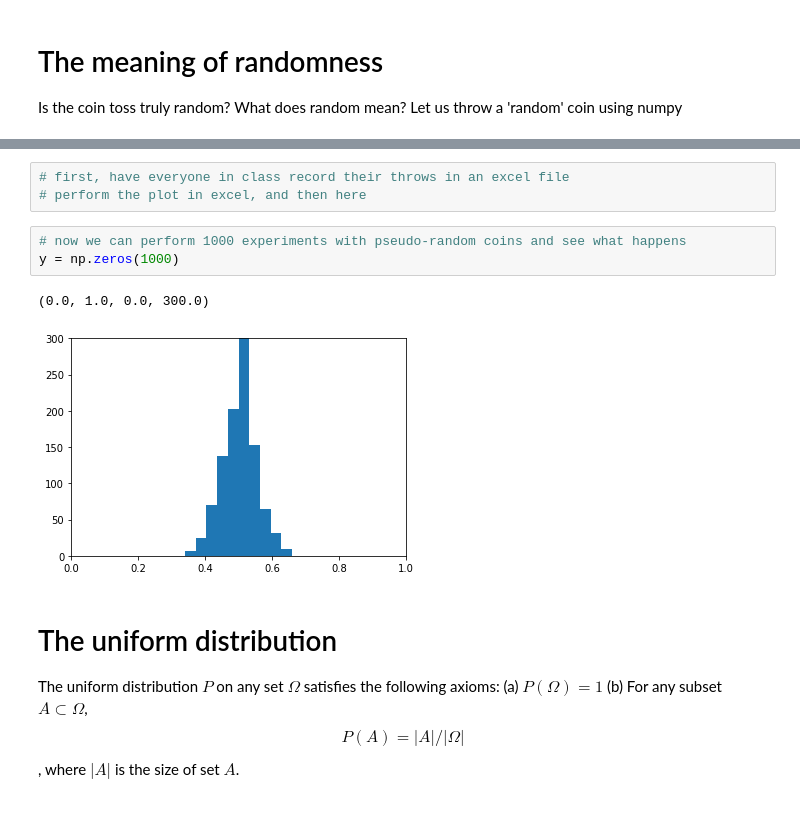
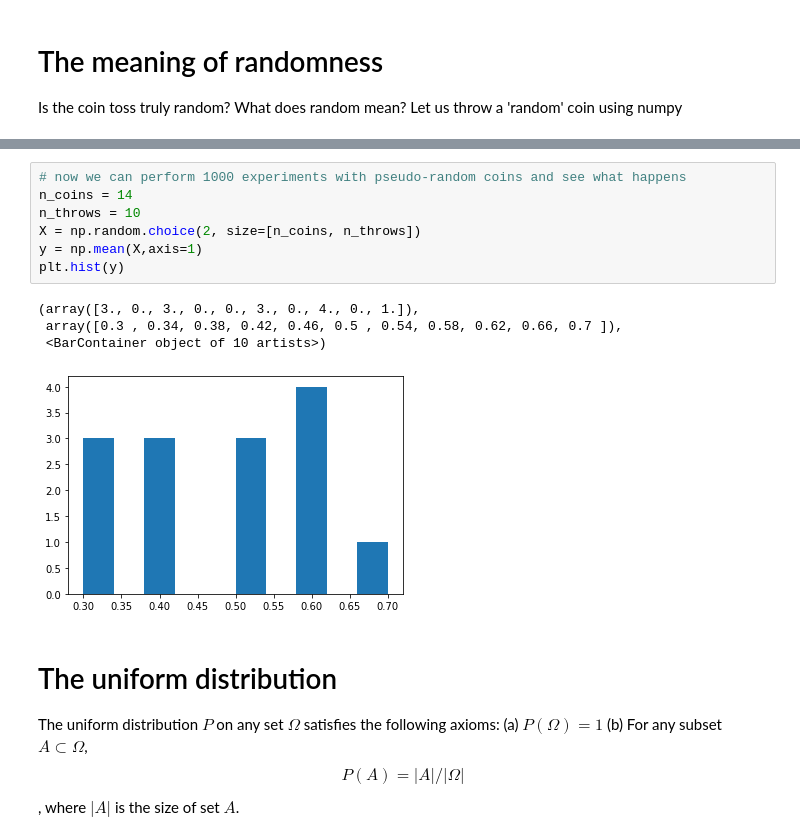
Before and after one commit to olethrosdc/digital-skills, a Jupyter notebook: src/histograms/histogram.ipynb, the cells around one changed output, grey strips where cells are left out. Saved outputs shown, nothing was run; the diff lists cells and outputs as text; blank space fills up the shorter version.

```diff
--- a/src/histograms/histogram.ipynb
+++ b/src/histograms/histogram.ipynb
@@ -46,12 +82,15 @@ import numpy as np
-# %%
-# first, have everyone in class record their throws in an excel file
-# perform the plot in excel, and then here
 # %%
 # now we can perform 1000 experiments with pseudo-random coins and see what happens
-y = np.zeros(1000)
+n_coins = 14
+n_throws = 10
+X = np.random.choice(2, size=[n_coins, n_throws])
+y = np.mean(X,axis=1)
+plt.hist(y)
 # %% [output]
-(0.0, 1.0, 0.0, 300.0)
+(array([3., 0., 3., 0., 0., 3., 0., 4., 0., 1.]),
+ array([0.3 , 0.34, 0.38, 0.42, 0.46, 0.5 , 0.54, 0.58, 0.62, 0.66, 0.7 ]),
+ <BarContainer object of 10 artists>)
-[figure, old version]
+[figure, new version]
 # %% [markdown]
 # The uniform distribution
 The uniform distribution $P$ on any set $\Omega$ satisfies the following axioms:
```
Also changed, not shown: parts of 7 cells of this notebook, 1 other file.
